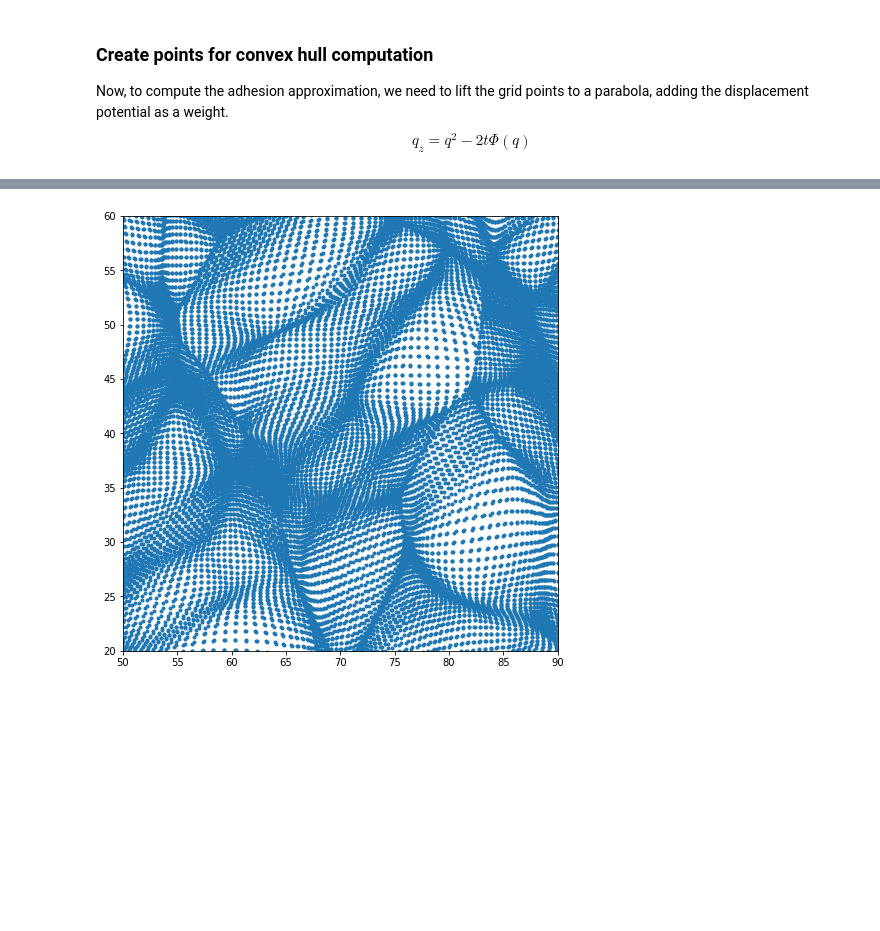
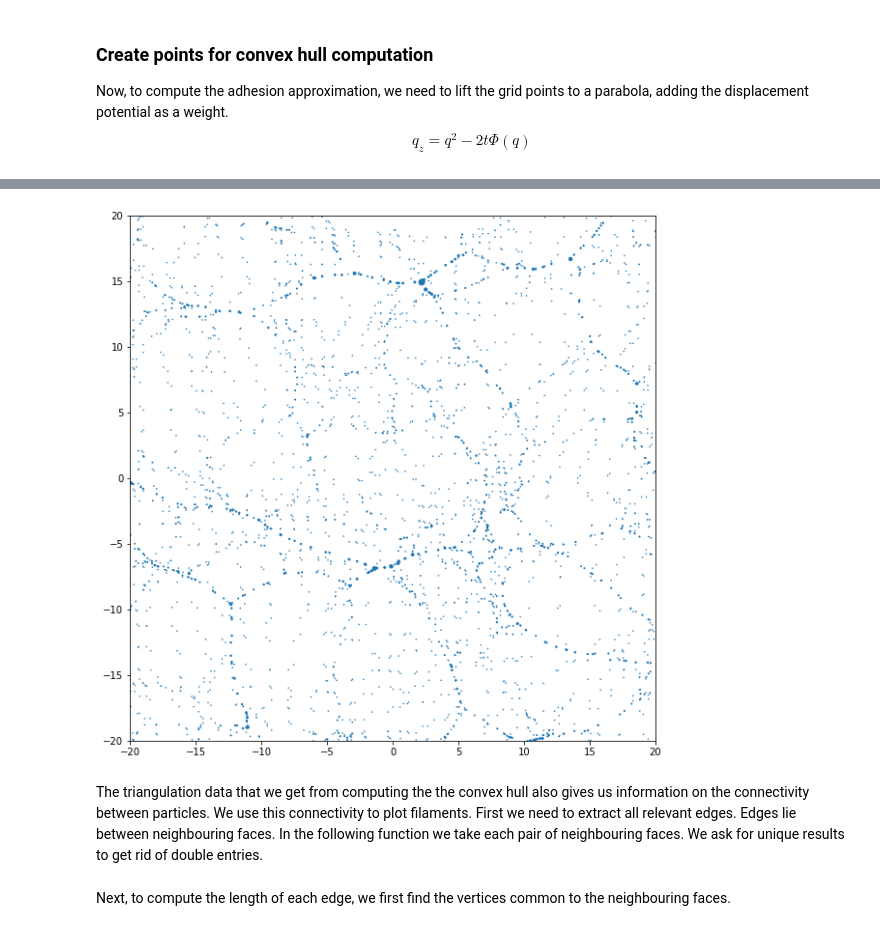
Before and after one commit to jhidding/adhesion-example, a Jupyter notebook: notebook/Adhesion.ipynb, the cells around one changed output, grey strips where cells are left out. Drawn from its saved outputs; the diff is of its cells as text; code cells hidden in the pictures; blank space fills up the shorter version.

```diff
--- a/notebook/Adhesion.ipynb
+++ b/notebook/Adhesion.ipynb
@@ -39,3 +51,10 @@ plot_image(box, pot_0, "initial displacement potential")
 ### Create points for convex hull computation
 Now, to compute the adhesion approximation, we need to lift the grid points to a parabola, adding the displacement potential as a weight.
 $$q_z = q^2 - 2 t \Phi(q)$$
+# %%
+q = np.indices(box.shape) * box.L/box.N
+z = np.sum((q-box.L/2)**2, axis=0) - 2 * 2.0 * pot_0
+fig = plt.figure()
+ax = fig.add_subplot(111, projection='3d')
+ax.plot_surface(q[0], q[1], z, cmap='viridis')
+plt.show()
@@ -42,7 +65,7 @@ $$q_z = q^2 - 2 t \Phi(q)$$
 # %%
 def lagrangian_vertices(box, pot, t):
-    q = np.indices(box.shape) * box.L/box.N
+    q = np.indices(box.shape) * box.L/box.N - box.L/2
     z = np.sum(q**2, axis=0) - 2 * t * pot
     return np.concatenate([q, np.expand_dims(z, 0)], 0).reshape(box.dim+1, -1).T
 # %%
-pts = lagrangian_vertices(box, pot_0, 1.0)
+pts = lagrangian_vertices(box, pot_0, 2.0)
@@ -52,0 +80,3 @@ ch = ConvexHull(pts)
+# %%
+selection = np.where(np.dot(ch.equations[:,0:3], [0, 0, -1]) > 0.00001)[0]
+valid = selection[np.where(np.all(np.isin(ch.neighbors[selection], selection), axis=1))[0]]
@@ -119,15 +111,26 @@ array([[  99.78613463,   99.80813567],
 # %%
-def plot_voronoi_points(X, xlim=None, ylim=None):
+def delaunay_areas(ch, selection):
+    a, b, c = ch.points[ch.simplices[selection]][:,:,:box.dim].transpose([1,0,2])
+    return np.abs(np.cross(a - b, c - b) / 2)
+
+def voronoi_points(ch, selection):
+    return - ch.equations[selection][:,:2] / ch.equations[selection][:,2][:,None] / 2
+
+def plot_voronoi_points(ch, selection, xlim=None, ylim=None):
+    X = voronoi_points(ch, selection)
+
     fig = plt.figure()
     ax = fig.add_subplot(111)
     ax.set_aspect('equal')
     if xlim:
         ax.set_xlim(*xlim)
     if ylim:
         ax.set_ylim(*ylim)
-    ax.plot(X[:,0], X[:,1], '.')
+    ax.scatter(X[:,0], X[:,1], s=delaunay_areas(ch, selection))
     plt.show()
 
-plot_voronoi_points(x, [50, 90], [20, 60])
+plot_voronoi_points(ch, valid, xlim, ylim)
 # %% [output]
-[figure, old version]
+[figure, new version]
+# %% [markdown]
+The triangulation data that we get from computing the the convex hull also gives us information on the connectivity between particles. We use this connectivity to plot filaments. First we need to extract all relevant edges. Edges lie between neighbouring faces. In the following function we take each pair of neighbouring faces. We ask for unique results to get rid of double entries.
@@ -133,0 +149,2 @@ plot_voronoi_points(x, [50, 90], [20, 60])
+# %% [markdown]
+Next, to compute the length of each edge, we first find the vertices common to the neighbouring faces.
```
Also changed, not shown: parts of 26 cells of this notebook.
